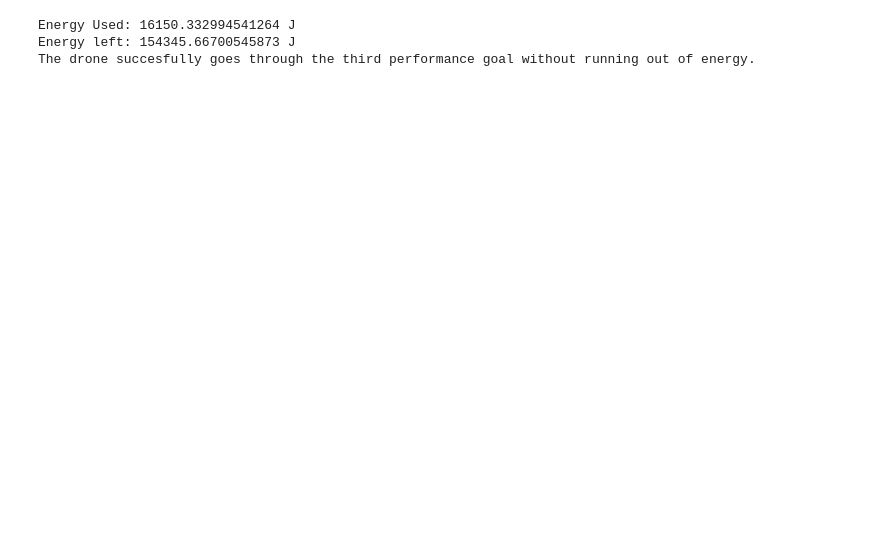
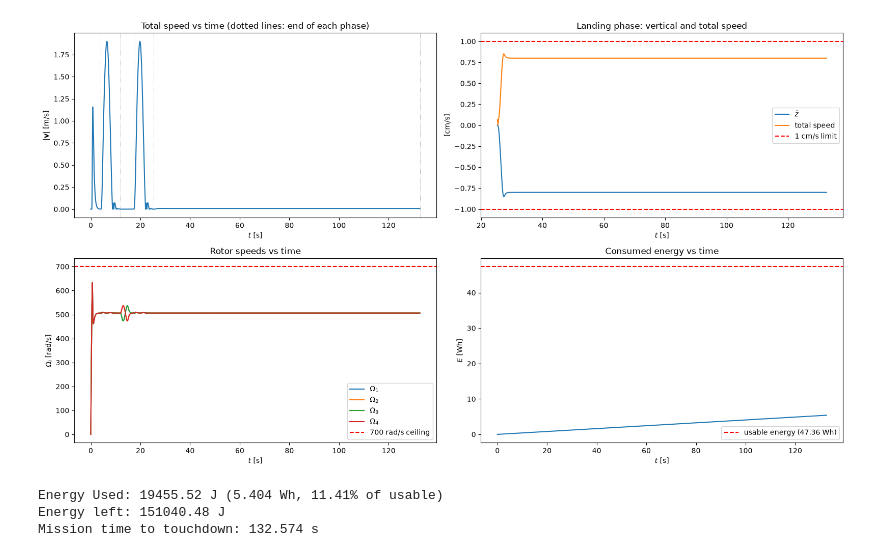
Before and after one commit to nkoshy2/ae352, a Jupyter notebook: performance-goal3.ipynb, the cells around one changed output. Cells and saved outputs as stored; diff of their text form; code cells hidden in the pictures; blank space fills up the shorter version.

```diff
--- a/performance-goal3.ipynb
+++ b/performance-goal3.ipynb
@@ -338,0 +156,5 @@ plotMoreDegreesOfFreedom(fig, times_d + times_a[-1] + times_t1[-1] + times_y[-1]
+# %%
+# AI
+# Phase 4: 5 m translation (5, 0, 1) -> (5, 5, 1) along the new heading psi = +pi/2, then stop
+
+r_trans2, times_t2 = run_phase(leg_ref([5, 0, 1], [5, 5, 1], np.pi/2), r_yaw[-1], t_move=T_leg)
@@ -338,0 +180,11 @@ plotMoreDegreesOfFreedom(fig, times_d + times_a[-1] + times_t1[-1] + times_y[-1]
+# %%
+# Stitch the phases into one mission timeline
+phase_names = ['1 m ascension', '5 m x-translation', 'Rotation', '5 m y-translation', '1 m descension']
+phase_states = [r_ascend, r_trans1, r_yaw, r_trans2, r_descend]
+phase_times = [times_a, times_t1, times_y, times_t2, times_d]
+
+offsets = np.cumsum([0.0] + [t[-1] for t in phase_times[:-1]])
+phase_times_abs = [t + o for t, o in zip(phase_times, offsets)]
+
+r_all = np.vstack([phase_states[0]] + [s[1:] for s in phase_states[1:]])
+t_all = np.concatenate([phase_times_abs[0]] + [t[1:] for t in phase_times_abs[1:]])
@@ -338,0 +236,4 @@ plotMoreDegreesOfFreedom(fig, times_d + times_a[-1] + times_t1[-1] + times_y[-1]
+# %%
+fig = plotDegreesOfFreedom(phase_times_abs[0], phase_states[0], phase_names[0])
+for name, s, t in zip(phase_names[1:], phase_states[1:], phase_times_abs[1:]):
+    plotMoreDegreesOfFreedom(fig, t, s, name)
@@ -339,11 +242,41 @@ plotMoreDegreesOfFreedom(fig, times_d + times_a[-1] + times_t1[-1] + times_y[-1]
+# %%
+# Speed, descent rate, rotor speeds and energy over the mission
+fig2, ax = plt.subplots(2, 2, figsize=(16, 9))
+
+speed = np.linalg.norm(r_all[:, 3:6], axis=1)
+ax[0, 0].plot(t_all, speed)
+for t in phase_times_abs:
+    ax[0, 0].axvline(t[-1], color='gray', lw=0.6, ls=':')
+ax[0, 0].set(title='Total speed vs time (dotted lines: end of each phase)', xlabel='$t$ [s]', ylabel='$|\\mathbf{v}|$ [m/s]')
+
+ax[0, 1].plot(times_d + phase_times_abs[4][0], 100*r_descend[:, 5], label='$\\dot z$')
+ax[0, 1].plot(times_d + phase_times_abs[4][0], 100*np.linalg.norm(r_descend[:, 3:6], axis=1), label='total speed')
+ax[0, 1].axhline(-1.0, color='r', ls='--', label='1 cm/s limit')
+ax[0, 1].axhline(1.0, color='r', ls='--')
+ax[0, 1].set(title='Landing phase: vertical and total speed', xlabel='$t$ [s]', ylabel='[cm/s]')
+ax[0, 1].legend()
+
+for i in range(4):
+    ax[1, 0].plot(t_all, r_all[:, 12 + i], label=f'$\\Omega_{i+1}$')
+ax[1, 0].axhline(Omega_max, color='r', ls='--', label='700 rad/s ceiling')
+ax[1, 0].set(title='Rotor speeds vs time', xlabel='$t$ [s]', ylabel='$\\Omega_i$ [rad/s]')
+ax[1, 0].legend()
+
+ax[1, 1].plot(t_all, r_all[:, 16]/3600)
+ax[1, 1].axhline(E_available/3600, color='r', ls='--', label='usable energy (47.36 Wh)')
+ax[1, 1].set(title='Consumed energy vs time', xlabel='$t$ [s]', ylabel='$E$ [Wh]')
+ax[1, 1].legend()
+fig2.tight_layout()
+# %% [output]
+[figure, added]
 # %%
 E_test3 = r_descend[-1][16]
 E_left_test3 = E_available - E_test3
-print(f'Energy Used: {E_test3} J')
-print(f'Energy left: {E_left_test3} J')
-print('The drone succesfully goes through the third performance goal without running out of energy.')
+print(f'Energy Used: {E_test3:.2f} J ({E_test3/3600:.3f} Wh, {100*E_test3/E_available:.2f}% of usable)')
+print(f'Energy left: {E_left_test3:.2f} J')
+print(f'Mission time to touchdown: {t_all[-1]:.3f} s')
 # %% [output]
-Energy Used: 16150.332994541264 J
-Energy left: 154345.66700545873 J
-The drone succesfully goes through the third performance goal without running out of energy.
+Energy Used: 19455.52 J (5.404 Wh, 11.41% of usable)
+Energy left: 151040.48 J
+Mission time to touchdown: 132.574 s
 # %%
```
Also changed, not shown: parts of 17 cells of this notebook, 2 other files.
